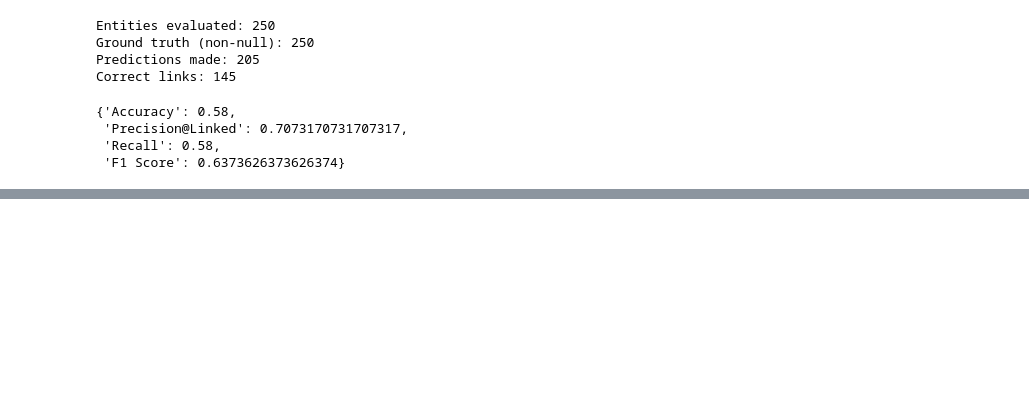
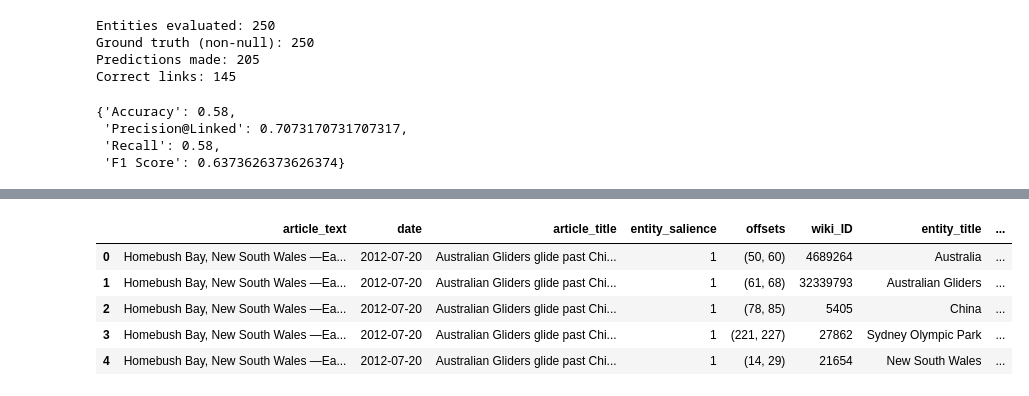
Before and after one commit to ameyaranadee/696-detecting-salient-entities, a Jupyter notebook: pointwise_filtering.ipynb, the cells around one changed output, grey strips where cells are left out. Saved outputs shown, nothing was run; the diff lists cells and outputs as text; code cells hidden in the pictures; blank space fills up the shorter version.

```diff
--- a/pointwise_filtering.ipynb
+++ b/pointwise_filtering.ipynb
@@ -1035,0 +1313,3 @@ with open('outputs/contextual/wn_val_subset_5_7_contextual_metrics.json', 'w') a
+# %%
+sed_path = "/work/pi_wenlongzhao_umass_edu/8/696-detecting-salient-entities/results/sed_results/SED_output.csv"
+sed_outputs = pd.read_csv(sed_path)
@@ -1035,0 +1333,33 @@ with open('outputs/contextual/wn_val_subset_5_7_contextual_metrics.json', 'w') a
+# %%
+column_mapping = {
+    'text': 'article_text',
+    'title': 'article_title',
+    'entity title': 'entity_title',
+    'entity salience': 'entity_salience'
+}
+sed_outputs.rename(columns=column_mapping, inplace=True)
+# %%
+sed_outputs['surrounding_context'] = sed_outputs.apply(lambda row: extract_surrounding_context(row['article_text'], row['offsets'], row['entity_title'], n=2), axis=1)
+# %%
+skipped_rows = []
+sed_outputs['candidates'] = None
+sed_outputs['pre_pt_len_candidates'] = 0
+
+# [(row_idx, cand_idx, prompt_str)]
+for idx, row in sed_outputs.iterrows():
+    row_candidates = retrieve_candidates(row['entity_title'], alias_kb)
+    if not row_candidates:
+        skipped_rows.append((idx, row['entity_title']))
+        continue
+
+    sed_outputs.at[idx, 'candidates'] = row_candidates
+    sed_outputs.at[idx, 'pre_pt_len_candidates'] = len(row_candidates)
+# %%
+sed_outputs.head()
+# %% [output]
+|  | article_text | date | article_title | entity_salience | offsets | wiki_ID | entity_title | ... |
+| 0 | Homebush Bay, New South Wales —Ea... | 2012-07-20 | Australian Gliders glide past Chi... | 1 | (50, 60) | 4689264 | Australia | ... |
+| 1 | Homebush Bay, New South Wales —Ea... | 2012-07-20 | Australian Gliders glide past Chi... | 1 | (61, 68) | 32339793 | Australian Gliders | ... |
+| 2 | Homebush Bay, New South Wales —Ea... | 2012-07-20 | Australian Gliders glide past Chi... | 1 | (78, 85) | 5405 | China | ... |
+| 3 | Homebush Bay, New South Wales —Ea... | 2012-07-20 | Australian Gliders glide past Chi... | 1 | (221, 227) | 27862 | Sydney Olympic Park | ... |
+| 4 | Homebush Bay, New South Wales —Ea... | 2012-07-20 | Australian Gliders glide past Chi... | 1 | (14, 29) | 21654 | New South Wales | ... |
```
Also changed, not shown: parts of 71 cells of this notebook, 10 other files.
